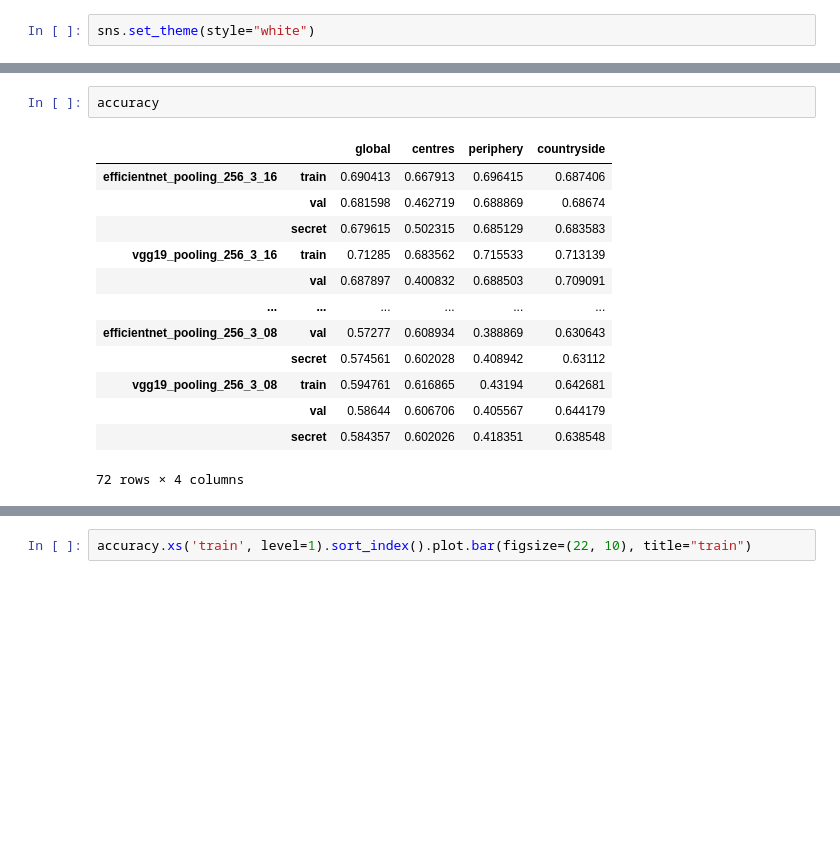
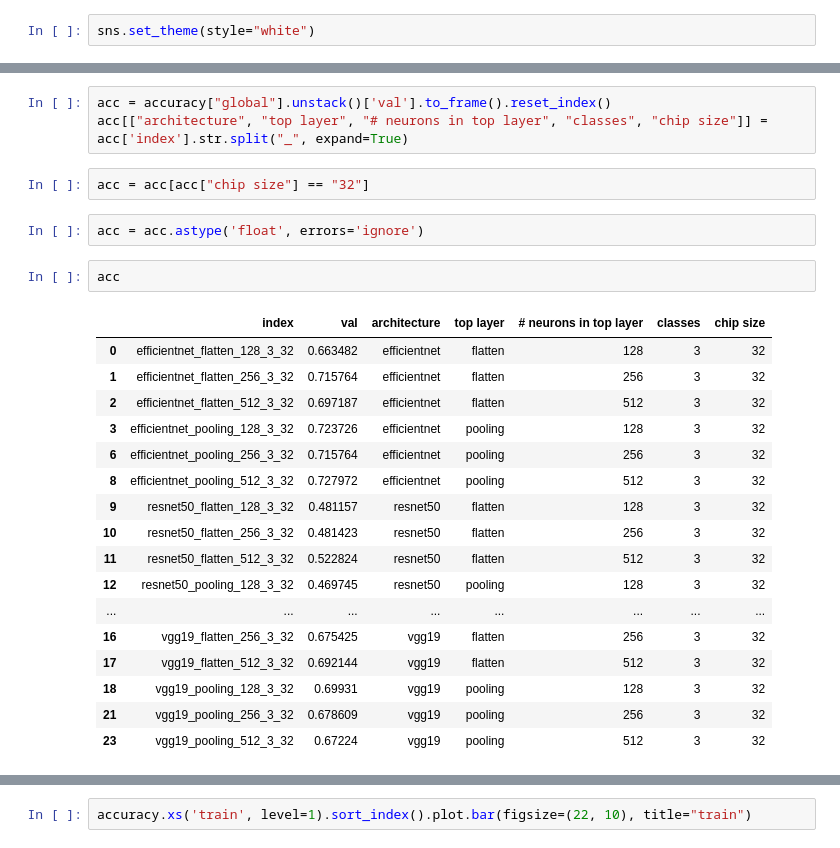
Before and after one commit to urbangrammarai/signature_ai, a Jupyter notebook: ai_experiments/transfer_learning_evaluation.ipynb, the cells around one changed output, grey strips where cells are left out. Cells and saved outputs as stored; diff of their text form; blank space fills up the shorter version.

```diff
--- a/ai_experiments/transfer_learning_evaluation.ipynb
+++ b/ai_experiments/transfer_learning_evaluation.ipynb
@@ -58,16 +78,27 @@ sns.set_theme(style="white")
 # %%
-accuracy
+acc = accuracy["global"].unstack()['val'].to_frame().reset_index()
+acc[["architecture", "top layer", "# neurons in top layer", "classes", "chip size"]] = acc['index'].str.split("_", expand=True)
-# %% [output]
-|  |  | global | centres | periphery | countryside |
-| efficientnet_pooling_256_3_16 | train | 0.690413 | 0.667913 | 0.696415 | 0.687406 |
-|  | val | 0.681598 | 0.462719 | 0.688869 | 0.68674 |
-|  | secret | 0.679615 | 0.502315 | 0.685129 | 0.683583 |
-| vgg19_pooling_256_3_16 | train | 0.71285 | 0.683562 | 0.715533 | 0.713139 |
-|  | val | 0.687897 | 0.400832 | 0.688503 | 0.709091 |
-| ... | ... | ... | ... | ... | ... |
-| efficientnet_pooling_256_3_08 | val | 0.57277 | 0.608934 | 0.388869 | 0.630643 |
-|  | secret | 0.574561 | 0.602028 | 0.408942 | 0.63112 |
-| vgg19_pooling_256_3_08 | train | 0.594761 | 0.616865 | 0.43194 | 0.642681 |
-|  | val | 0.58644 | 0.606706 | 0.405567 | 0.644179 |
-|  | secret | 0.584357 | 0.602026 | 0.418351 | 0.638548 |
-72 rows × 4 columns
+# %%
+acc = acc[acc["chip size"] == "32"]
+# %%
+acc = acc.astype('float', errors='ignore')
+# %%
+acc
+# %% [output]
+|  | index | val | architecture | top layer | # neurons in top layer | classes | chip size |
+| 0 | efficientnet_flatten_128_3_32 | 0.663482 | efficientnet | flatten | 128 | 3 | 32 |
+| 1 | efficientnet_flatten_256_3_32 | 0.715764 | efficientnet | flatten | 256 | 3 | 32 |
+| 2 | efficientnet_flatten_512_3_32 | 0.697187 | efficientnet | flatten | 512 | 3 | 32 |
+| 3 | efficientnet_pooling_128_3_32 | 0.723726 | efficientnet | pooling | 128 | 3 | 32 |
+| 6 | efficientnet_pooling_256_3_32 | 0.715764 | efficientnet | pooling | 256 | 3 | 32 |
+| 8 | efficientnet_pooling_512_3_32 | 0.727972 | efficientnet | pooling | 512 | 3 | 32 |
+| 9 | resnet50_flatten_128_3_32 | 0.481157 | resnet50 | flatten | 128 | 3 | 32 |
+| 10 | resnet50_flatten_256_3_32 | 0.481423 | resnet50 | flatten | 256 | 3 | 32 |
+| 11 | resnet50_flatten_512_3_32 | 0.522824 | resnet50 | flatten | 512 | 3 | 32 |
+| 12 | resnet50_pooling_128_3_32 | 0.469745 | resnet50 | pooling | 128 | 3 | 32 |
+| ... | ... | ... | ... | ... | ... | ... | ... |
+| 16 | vgg19_flatten_256_3_32 | 0.675425 | vgg19 | flatten | 256 | 3 | 32 |
+| 17 | vgg19_flatten_512_3_32 | 0.692144 | vgg19 | flatten | 512 | 3 | 32 |
+| 18 | vgg19_pooling_128_3_32 | 0.69931 | vgg19 | pooling | 128 | 3 | 32 |
+| 21 | vgg19_pooling_256_3_32 | 0.678609 | vgg19 | pooling | 256 | 3 | 32 |
+| 23 | vgg19_pooling_512_3_32 | 0.67224 | vgg19 | pooling | 512 | 3 | 32 |
```
Also changed, not shown: parts of 2 cells of this notebook, 13 other files.
